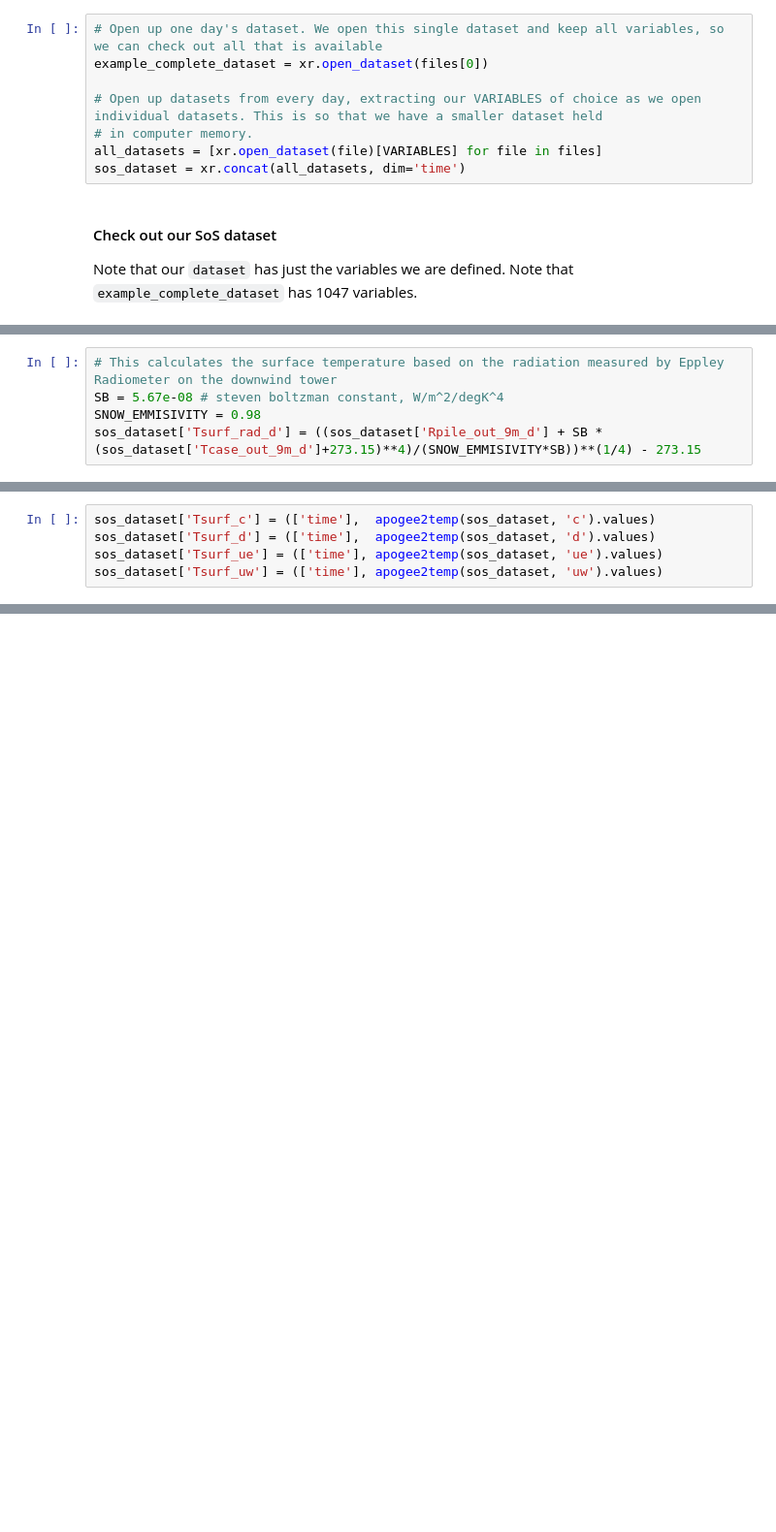
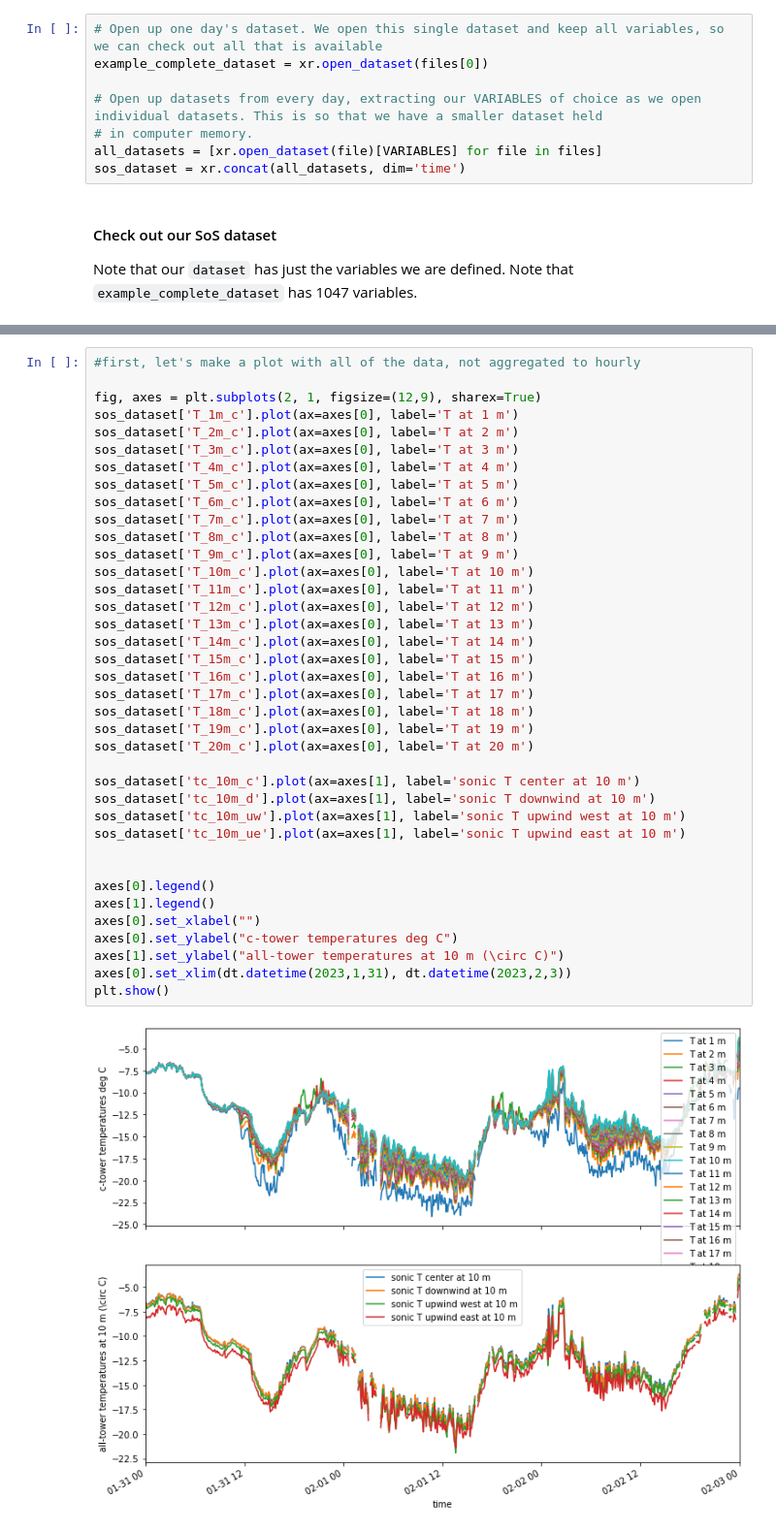
Before and after one commit to Mountain-Hydrology-Research-Group/snow-hydrology, a Jupyter notebook: modules/lab6/lab6-3.ipynb, the cells around one changed output, grey strips where cells are left out. Shown at 97% size. Drawn from its saved outputs; the diff is of its cells as text; blank space fills up the shorter version.

```diff
--- a/modules/lab6/lab6-3.ipynb
+++ b/modules/lab6/lab6-3.ipynb
@@ -128,8 +140,3 @@ Data variables: (12/14)
     file_length_seconds:       86400
     wind3d_horiz_rotation:     1
     wind3d_tilt_correction:    0
-# %%
-# This calculates the surface temperature based on the radiation measured by Eppley Radiometer on the downwind tower
-SB = 5.67e-08 # steven boltzman constant, W/m^2/degK^4
-SNOW_EMMISIVITY = 0.98
-sos_dataset['Tsurf_rad_d'] = ((sos_dataset['Rpile_out_9m_d'] + SB * (sos_dataset['Tcase_out_9m_d']+273.15)**4)/(SNOW_EMMISIVITY*SB))**(1/4) - 273.15
@@ -168,5 +142,0 @@ def apogee2temp(ds,tower):
-# %%
-sos_dataset['Tsurf_c'] = (['time'],  apogee2temp(sos_dataset, 'c').values)
-sos_dataset['Tsurf_d'] = (['time'],  apogee2temp(sos_dataset, 'd').values)
-sos_dataset['Tsurf_ue'] = (['time'], apogee2temp(sos_dataset, 'ue').values)
-sos_dataset['Tsurf_uw'] = (['time'], apogee2temp(sos_dataset, 'uw').values)
@@ -198,0 +143,40 @@ There are a few different possible explanations.
+# %%
+#first, let's make a plot with all of the data, not aggregated to hourly
+
+fig, axes = plt.subplots(2, 1, figsize=(12,9), sharex=True)
+sos_dataset['T_1m_c'].plot(ax=axes[0], label='T at 1 m')
+sos_dataset['T_2m_c'].plot(ax=axes[0], label='T at 2 m')
+sos_dataset['T_3m_c'].plot(ax=axes[0], label='T at 3 m')
+sos_dataset['T_4m_c'].plot(ax=axes[0], label='T at 4 m')
+sos_dataset['T_5m_c'].plot(ax=axes[0], label='T at 5 m')
+sos_dataset['T_6m_c'].plot(ax=axes[0], label='T at 6 m')
+sos_dataset['T_7m_c'].plot(ax=axes[0], label='T at 7 m')
+sos_dataset['T_8m_c'].plot(ax=axes[0], label='T at 8 m')
+sos_dataset['T_9m_c'].plot(ax=axes[0], label='T at 9 m')
+sos_dataset['T_10m_c'].plot(ax=axes[0], label='T at 10 m')
+sos_dataset['T_11m_c'].plot(ax=axes[0], label='T at 11 m')
+sos_dataset['T_12m_c'].plot(ax=axes[0], label='T at 12 m')
+sos_dataset['T_13m_c'].plot(ax=axes[0], label='T at 13 m')
+sos_dataset['T_14m_c'].plot(ax=axes[0], label='T at 14 m')
+sos_dataset['T_15m_c'].plot(ax=axes[0], label='T at 15 m')
+sos_dataset['T_16m_c'].plot(ax=axes[0], label='T at 16 m')
+sos_dataset['T_17m_c'].plot(ax=axes[0], label='T at 17 m')
+sos_dataset['T_18m_c'].plot(ax=axes[0], label='T at 18 m')
+sos_dataset['T_19m_c'].plot(ax=axes[0], label='T at 19 m')
+sos_dataset['T_20m_c'].plot(ax=axes[0], label='T at 20 m')
+
+sos_dataset['tc_10m_c'].plot(ax=axes[1], label='sonic T center at 10 m')
+sos_dataset['tc_10m_d'].plot(ax=axes[1], label='sonic T downwind at 10 m')
+sos_dataset['tc_10m_uw'].plot(ax=axes[1], label='sonic T upwind west at 10 m')
+sos_dataset['tc_10m_ue'].plot(ax=axes[1], label='sonic T upwind east at 10 m')
+
+
+axes[0].legend()
+axes[1].legend()
+axes[0].set_xlabel("")
+axes[0].set_ylabel("c-tower temperatures deg C")
+axes[1].set_ylabel("all-tower temperatures at 10 m (\circ C)")
+axes[0].set_xlim(dt.datetime(2023,1,31), dt.datetime(2023,2,3))
+plt.show()
+# %% [output]
+[figure, added]
```
Also changed, not shown: parts of 13 cells of this notebook, 5 other files.
